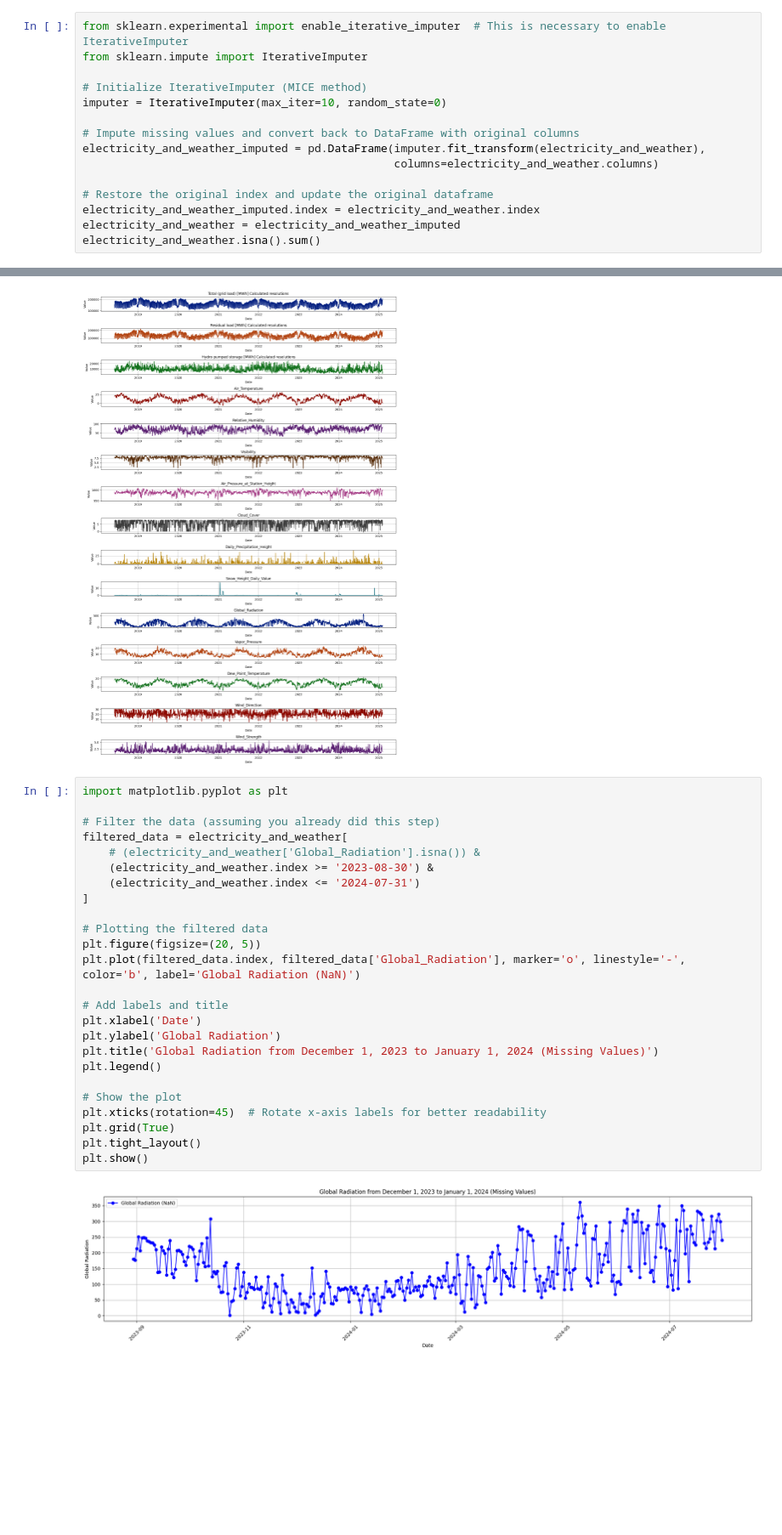
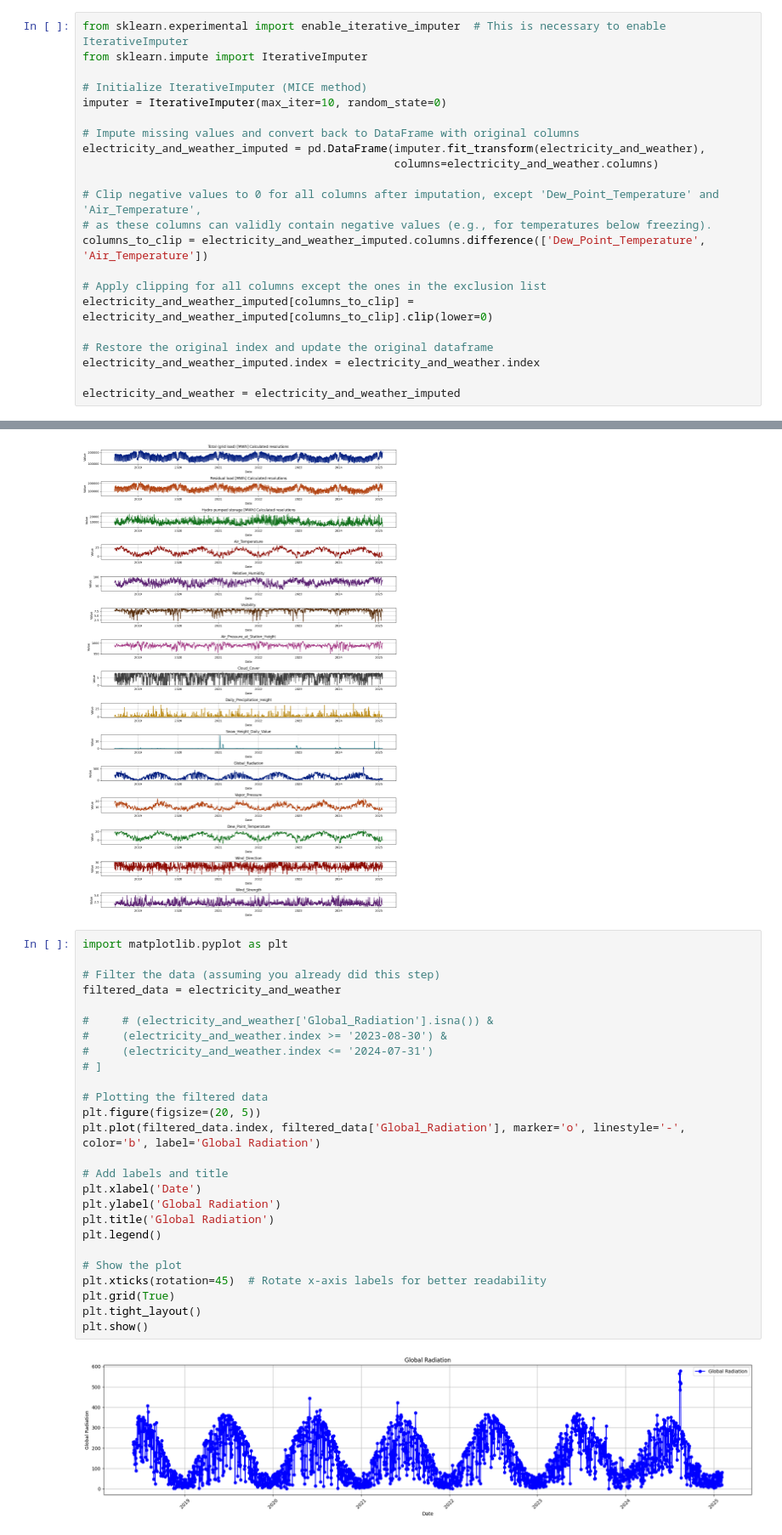
Before and after one commit to yhfrds/techlabs-ds-battery-project, a Jupyter notebook: src/data_transformation.ipynb, the cells around one changed output, grey strips where cells are left out. Shown at 85% size. Cells and saved outputs as stored; diff of their text form; blank space fills up the shorter version.

Commit message:
correcting the imputation method

```diff
--- a/src/data_transformation.ipynb
+++ b/src/data_transformation.ipynb
@@ -79,7 +107,14 @@ imputer = IterativeImputer(max_iter=10, random_state=0)
 electricity_and_weather_imputed = pd.DataFrame(imputer.fit_transform(electricity_and_weather),
                                                columns=electricity_and_weather.columns)
 
+# Clip negative values to 0 for all columns after imputation, except 'Dew_Point_Temperature' and 'Air_Temperature',
+# as these columns can validly contain negative values (e.g., for temperatures below freezing).
+columns_to_clip = electricity_and_weather_imputed.columns.difference(['Dew_Point_Temperature', 'Air_Temperature'])
+
+# Apply clipping for all columns except the ones in the exclusion list
+electricity_and_weather_imputed[columns_to_clip] = electricity_and_weather_imputed[columns_to_clip].clip(lower=0)
+
 # Restore the original index and update the original dataframe
 electricity_and_weather_imputed.index = electricity_and_weather.index
+
 electricity_and_weather = electricity_and_weather_imputed
-electricity_and_weather.isna().sum()
@@ -126,30 +172,31 @@ plt.show()
 # %%
 import matplotlib.pyplot as plt
 
 # Filter the data (assuming you already did this step)
-filtered_data = electricity_and_weather[
-    # (electricity_and_weather['Global_Radiation'].isna()) &
-    (electricity_and_weather.index >= '2023-08-30') &
-    (electricity_and_weather.index <= '2024-07-31')
-]
+filtered_data = electricity_and_weather
+
+#     # (electricity_and_weather['Global_Radiation'].isna()) &
+#     (electricity_and_weather.index >= '2023-08-30') &
+#     (electricity_and_weather.index <= '2024-07-31')
+# ]
 
 # Plotting the filtered data
 plt.figure(figsize=(20, 5))
-plt.plot(filtered_data.index, filtered_data['Global_Radiation'], marker='o', linestyle='-', color='b', label='Global Radiation (NaN)')
+plt.plot(filtered_data.index, filtered_data['Global_Radiation'], marker='o', linestyle='-', color='b', label='Global Radiation')
 
 # Add labels and title
 plt.xlabel('Date')
 plt.ylabel('Global Radiation')
-plt.title('Global Radiation from December 1, 2023 to January 1, 2024 (Missing Values)')
+plt.title('Global Radiation')
 plt.legend()
 
 # Show the plot
 plt.xticks(rotation=45)  # Rotate x-axis labels for better readability
 plt.grid(True)
 plt.tight_layout()
 plt.show()
 # %% [output]
-[figure, old version]
+[figure, new version]
 # %%
 import seaborn as sns
 import matplotlib.pyplot as plt
```
Also changed, not shown: parts of 3 cells of this notebook.
